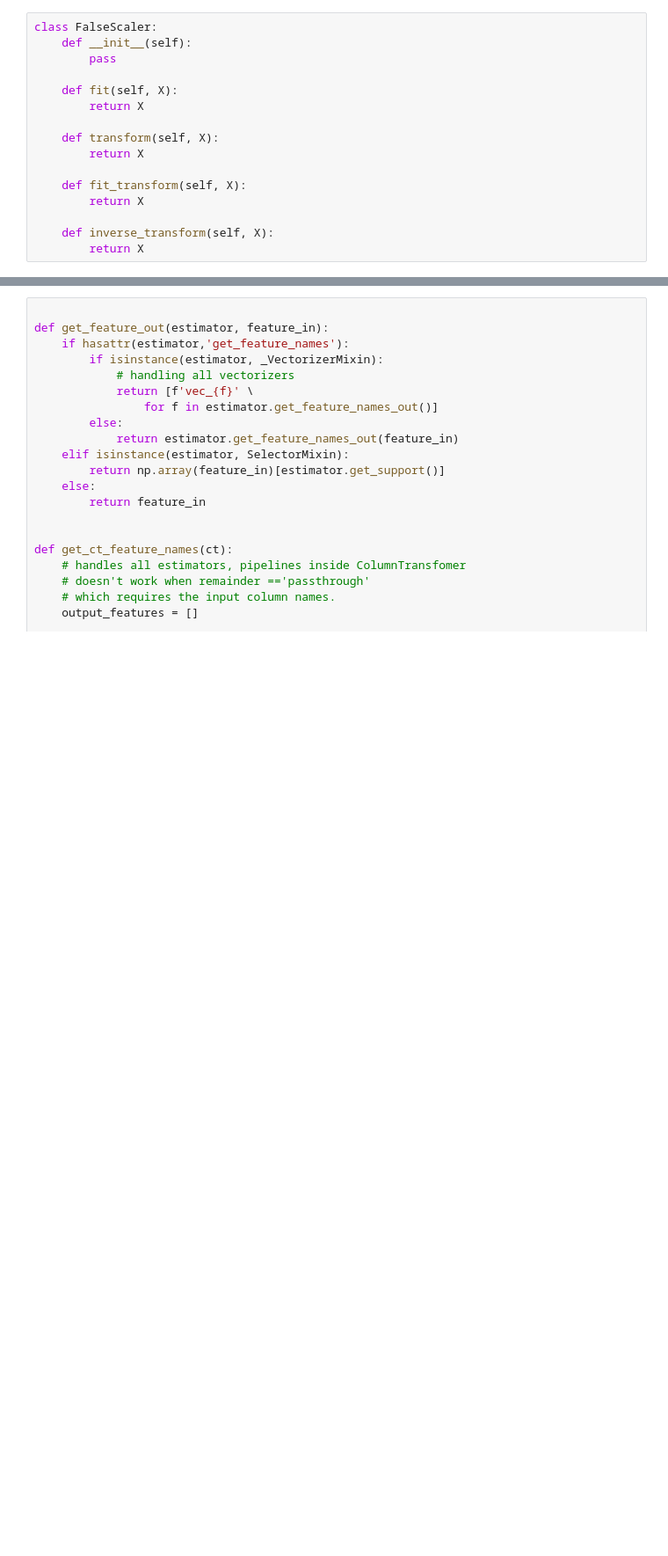
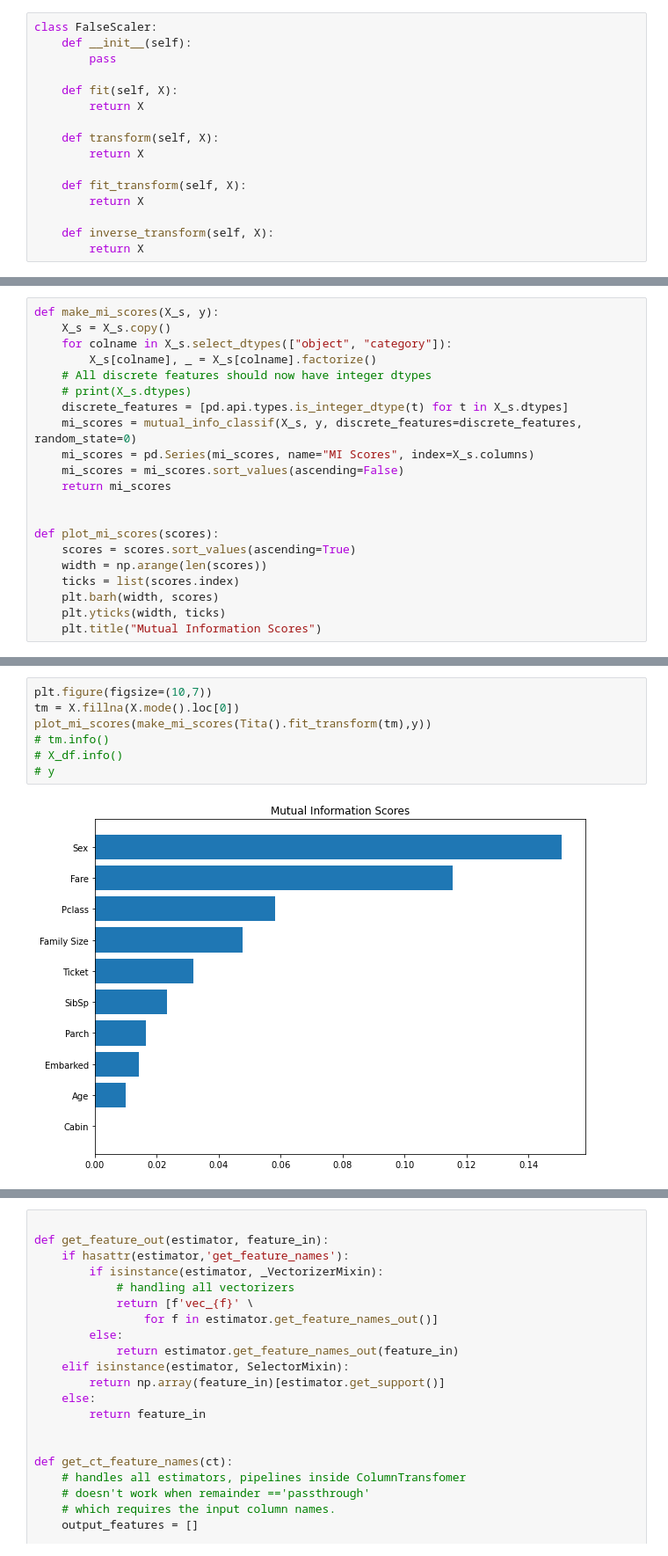
Before and after one commit to Dudeonyx/Machine-Learning-A-Z--Model-Selection-, a Jupyter notebook: Classification/classification_model_comparator.ipynb, the cells around one changed output, grey strips where cells are left out. Shown at 88% size. Cells and saved outputs as stored; diff of their text form; blank space fills up the shorter version.

```diff
--- a/Classification/classification_model_comparator.ipynb
+++ b/Classification/classification_model_comparator.ipynb
@@ -252,0 +143,21 @@ test_data_raw
+# %%
+def make_mi_scores(X_s, y):
+    X_s = X_s.copy()
+    for colname in X_s.select_dtypes(["object", "category"]):
+        X_s[colname], _ = X_s[colname].factorize()
+    # All discrete features should now have integer dtypes
+    # print(X_s.dtypes)
+    discrete_features = [pd.api.types.is_integer_dtype(t) for t in X_s.dtypes]
+    mi_scores = mutual_info_classif(X_s, y, discrete_features=discrete_features, random_state=0)
+    mi_scores = pd.Series(mi_scores, name="MI Scores", index=X_s.columns)
+    mi_scores = mi_scores.sort_values(ascending=False)
+    return mi_scores
+
+
+def plot_mi_scores(scores):
+    scores = scores.sort_values(ascending=True)
+    width = np.arange(len(scores))
+    ticks = list(scores.index)
+    plt.barh(width, scores)
+    plt.yticks(width, ticks)
+    plt.title("Mutual Information Scores")
@@ -252,0 +180,9 @@ test_data_raw
+# %%
+plt.figure(figsize=(10,7))
+tm = X.fillna(X.mode().loc[0])
+plot_mi_scores(make_mi_scores(Tita().fit_transform(tm),y))
+# tm.info()
+# X_df.info()
+# y
+# %% [output]
+[figure, added]
```
Also changed, not shown: parts of 48 cells of this notebook, 2 other files.
